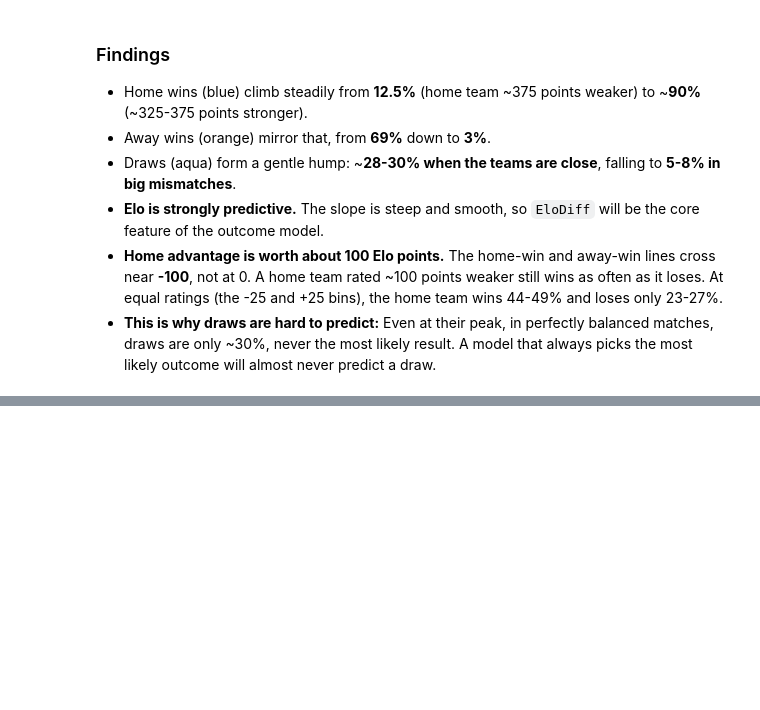
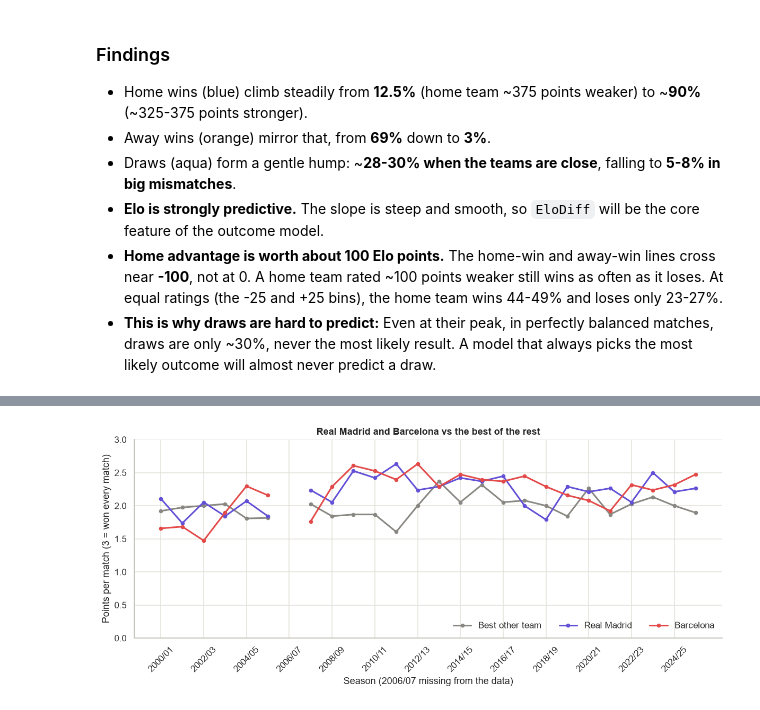
Before and after one commit to idoberk/laliga-match-prediction, a Jupyter notebook: notebooks/laliga_match_prediction.ipynb, the cells around one changed output, grey strips where cells are left out. Cells and saved outputs as stored; diff of their text form; code cells hidden in the pictures; blank space fills up the shorter version.

Commit message:
Add league tables, big-two dominance chart and EDA summary

```diff
--- a/notebooks/laliga_match_prediction.ipynb
+++ b/notebooks/laliga_match_prediction.ipynb
@@ -814,0 +859,17 @@ plt.show()
+# %%
+# Points per match per season: Each big club, plus the best of the other 18
+is_big_two = laliga_tables["Team"].isin(BIG_TWO_COLORS)
+best_other_ppm = (
+    laliga_tables[~is_big_two]
+    .groupby("SeasonStart")["PointsPerMatch"]
+    .max()
+    .reindex(all_seasons)
+)
+
+big_two_ppm = (
+    laliga_tables[is_big_two]
+    .pivot_table(index="SeasonStart", columns="Team", values="PointsPerMatch")
+    .reindex(all_seasons)
+)
+
+big_two_ppm.assign(best_other=best_other_ppm).round(2)  # Table version of the chart
@@ -814,0 +895,39 @@ plt.show()
+# %%
+fig, ax = plt.subplots(figsize=(11, 4.8))
+
+ax.plot(
+    best_other_ppm.index,
+    best_other_ppm,
+    color=OTHER_TEAMS_COLOR,
+    linewidth=2,
+    marker="o",
+    markersize=4,
+    label="Best other team",
+)
+
+for team, color in BIG_TWO_COLORS.items():
+    ax.plot(
+        big_two_ppm.index,
+        big_two_ppm[team],
+        color=color,
+        linewidth=2,
+        marker="o",
+        markersize=4,
+        label=team,
+    )
+
+set_season_xaxis(ax, all_seasons)
+ax.set(
+    title="Real Madrid and Barcelona vs the best of the rest",
+    xlabel="Season (2006/07 missing from the data)",
+    ylabel="Points per match (3 = won every match)",
+    ylim=(0, 3),
+)
+
+ax.legend(loc="lower right", frameon=False, ncols=3)
+
+fig.tight_layout()
+fig.savefig(FIGURES_DIR / "big_two_dominance.png")
+plt.show()
+# %% [output]
+[figure, added]
```
Also changed, not shown: parts of 7 cells of this notebook, 2 other files.
